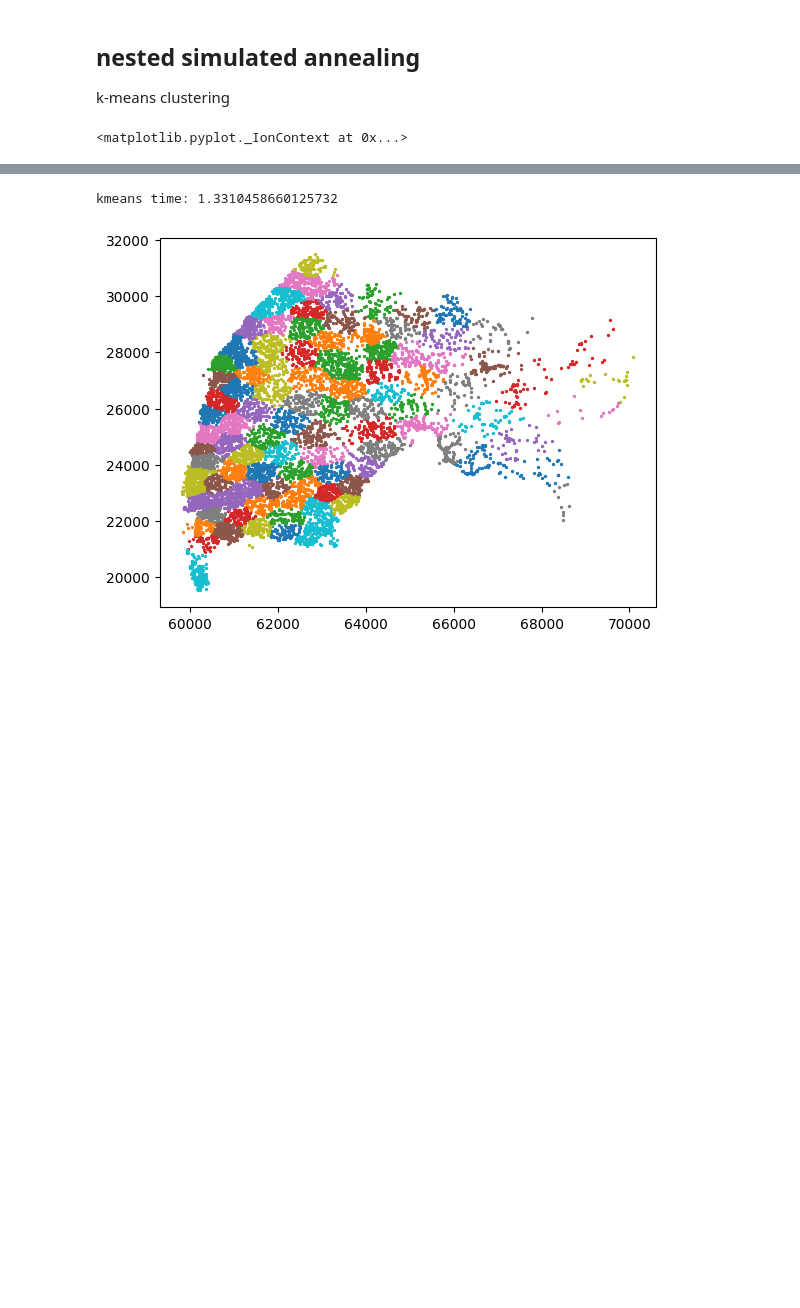
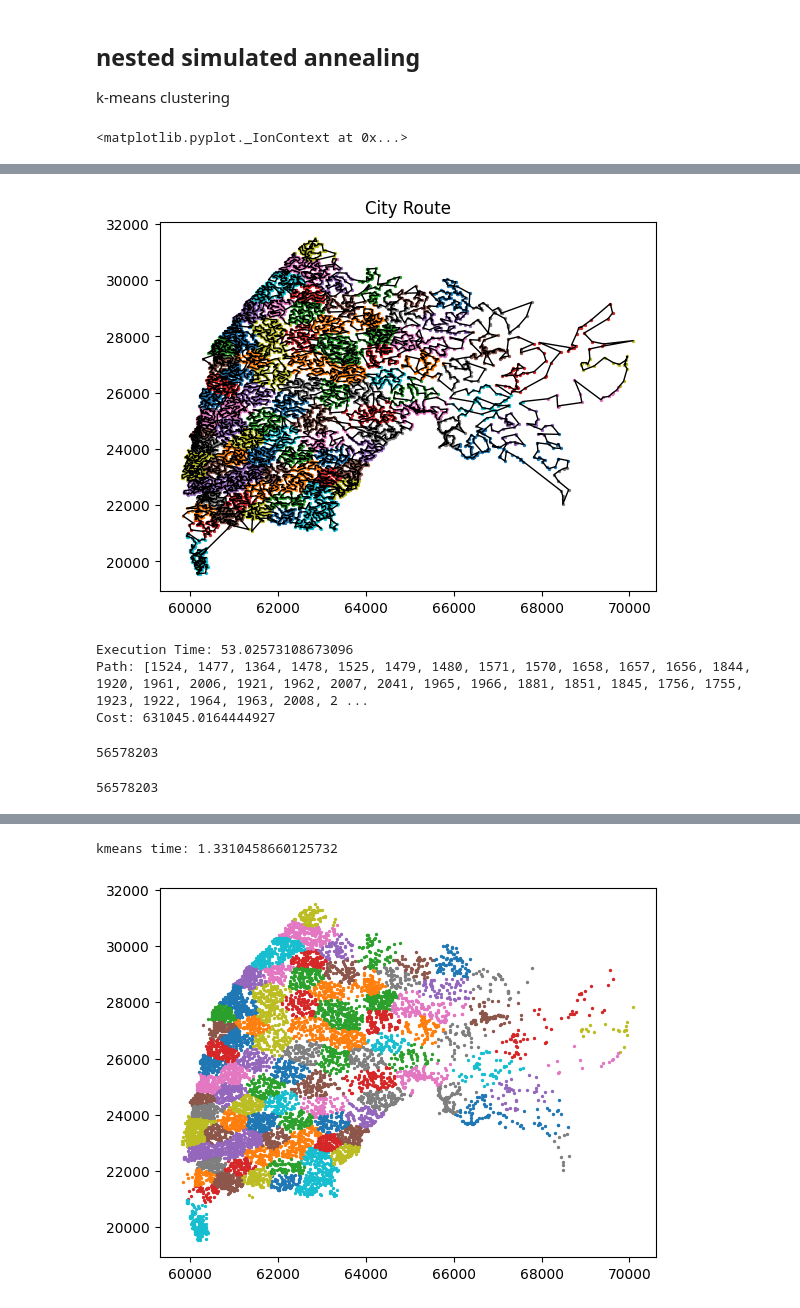
Before and after one commit to robinjoo1015/artificial-intelligence-2022-2, a Jupyter notebook: MIDTERM/SA_Large_20184757_주영석.ipynb, the cells around one changed output, grey strips where cells are left out. Drawn from its saved outputs; the diff is of its cells as text; code cells hidden in the pictures; blank space fills up the shorter version.

```diff
--- a/MIDTERM/SA_Large_20184757_주영석.ipynb
+++ b/MIDTERM/SA_Large_20184757_주영석.ipynb
@@ -63,7 +64,7 @@ def path_cost(path, path_map):
 
     return cost_arr
 # %%
-def cluster(coord_list, n_cluster):
+def cluster(coord_list, n_cluster, path_map):
     KMean = KMeans(init='k-means++', n_clusters=n_cluster, max_iter=100)
     KMean.fit(coord_list)
 
@@ -73,12 +74,14 @@ def cluster(coord_list, n_cluster):
 
     cluster_path_map = np.zeros((n_cluster, n_cluster))
 
-    for l1 in range(0, n_cluster-1):
+    for l1 in range(0, n_cluster):
         for l2 in range(l1+1, n_cluster):
             path_map_slice = path_map[np.where(KMean.labels_ == l1)[0], :][:, np.where(KMean.labels_ == l2)[0]]
             min_dist = np.min(path_map_slice)
             cluster_path_map[l1,l2], cluster_path_map[l2,l1] = min_dist, min_dist
 
+#     cluster_path_map = euclidean_distances(KMean.cluster_centers_)
+
     return cluster_path_map, KMean.labels_
 # %%
 def greedy_cluster(n_cluster, cluster_path_map):
@@ -98,12 +101,12 @@ def greedy_cluster(n_cluster, cluster_path_map):
     return cluster_path
 # %%
 def greedy_cities(city_idx, path_map, start_idx, end_idx):
-#     print(city_idx.shape[0])
     cities_path = np.zeros(city_idx.shape[0], dtype=np.int32)
     cities_path[0], cities_path[-1] = start_idx, end_idx
     cities_path_map = np.full(path_map.shape, fill_value=np.inf)
     cities_path_map[np.ix_(city_idx, city_idx)] = path_map[city_idx, :][:, city_idx]
     cities_tovisit = np.ones((path_map.shape[0]), dtype=np.bool_)
+    np.where(cities_path_map<np.inf,True,False)
     cities_tovisit[start_idx] = False
     cities_tovisit[end_idx] = False
     for i in range(1, city_idx.shape[0] - 1):
@@ -141,9 +144,9 @@ def vertex_insert(path):
     new_path[sel_idx[0]] = path[sel_idx[1]]
     return new_path
 # %%
-def sa(path, path_map):
+def sa(path, path_map, time_coef):
 
-#     sa_start_time = time.time()
+    sa_start_time = time.time()
 
     path_len = path.shape[0]
     path_current = path.copy()
@@ -154,12 +157,11 @@ def sa(path, path_map):
     t_initial = 1000.
     OPT_pseudo = cost_current / 3.
 
-
     # stage 1
 
     t_end = 0.005
     t_greedy = path_len // 3
-    t_cool = (16. * np.sqrt(path_len) - 1.) / (16. * np.sqrt(path_len))
+    t_cool = (16. * time_coef * np.sqrt(path_len) - 1.) / (16. * time_coef * np.sqrt(path_len))
 
     G = 0
     t_current = t_initial
@@ -208,7 +210,7 @@ def sa(path, path_map):
 
     t_end = 0.0025
     t_greedy = 3 * path_len // 2
-    t_cool = (12. * np.sqrt(path_len) - 1.) / (12. * np.sqrt(path_len))
+    t_cool = (12. * time_coef * np.sqrt(path_len) - 1.) / (12. * time_coef * np.sqrt(path_len))
 
     G = 0
     t_current = t_initial
@@ -254,7 +256,7 @@ def sa(path, path_map):
         t_current *= t_cool
 
 #     print(cost_current)
-#     print(time.time()-sa_start_time)
+
     return path_current, cost_current
 # %%
 def sa_large(coord_list):
@@ -338,0 +332,3 @@ intercluster sa 6.197703123092651
+# %%
+start_time = time.time()
+best_path, best_cost = sa_large(coord_list)
@@ -339,2 +342,33 @@ intercluster sa 6.197703123092651
+# %%
+if PLOT_MODE:
+    plt.close()
+    figure, ax = plt.subplots()
+#     plt.scatter(coord_list[:, 0], coord_list[:, 1], c='red', s=10)
+    for l in range(np.min(KMean.labels_), np.max(KMean.labels_)+1):
+        plt.scatter(coord_list[KMean.labels_ == l, 0], coord_list[KMean.labels_ == l,1], label=l, s=2)
+    plt.title('City Route')
+    coord_path = coord_list
+    coord_path = np.append(coord_path, coord_path[best_path[0], :].reshape(1, 2), axis=0)
+    coord_path[:, :] = coord_path[best_path, :]
+    lines, = ax.plot(coord_path[:, 0], coord_path[:, 1], 'k-', linewidth=1)
+    figure.canvas.draw()
+    figure.canvas.flush_events()
+    plt.show()
+print('Execution Time: ' + str(time.time() - start_time))
+print('Path: ' + str(best_path.tolist()))
+print('Cost: ' + str(best_cost))
+# %% [output]
+[figure, added]
+Execution Time: 53.02573108673096
+Path: [1524, 1477, 1364, 1478, 1525, 1479, 1480, 1571, 1570, 1658, 1657, 1656, 1844, 1920, 1961, 2006, 1921, 1962, 2007, 2041, 1965, 1966, 1881, 1851, 1845, 1756, 1755, 1923, 1922, 1964, 1963, 2008, 2 ...
+Cost: 631045.0164444927
+# %%
+best_path.sum() - best_path[0]
+# %% [output]
+56578203
+# %%
+best_path.sum() - best_path[0]
+# %% [output]
+56578203
 # %%
 # test
```
Also changed, not shown: parts of 10 cells of this notebook.
